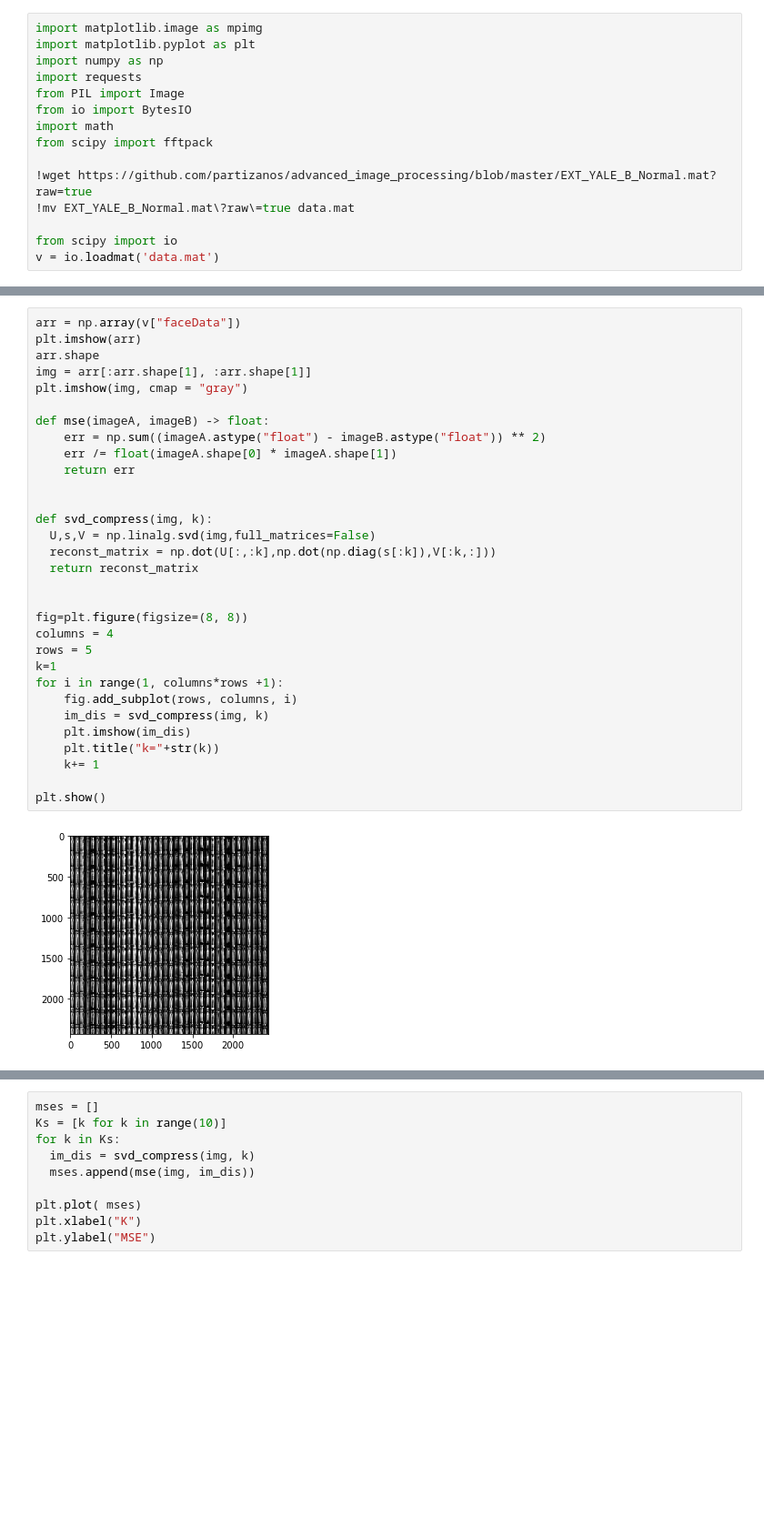
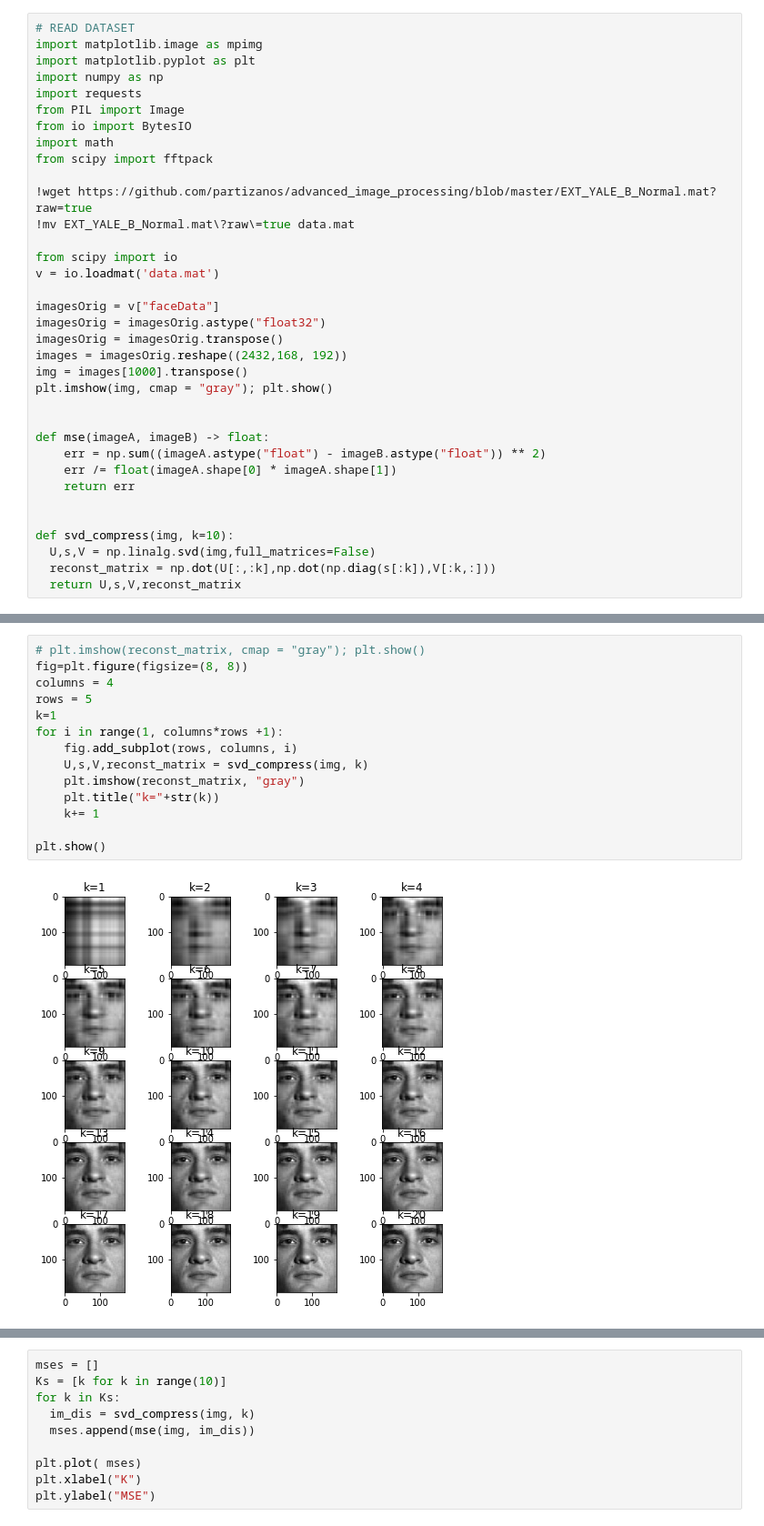
Before and after one commit to partizanos/advanced_image_processing, a Jupyter notebook: AIP_TP5.ipynb, the cells around one changed output, grey strips where cells are left out. Shown at 91% size. Saved outputs shown, nothing was run; the diff lists cells and outputs as text; blank space fills up the shorter version.

```diff
--- a/AIP_TP5.ipynb
+++ b/AIP_TP5.ipynb
@@ -7,4 +9,5 @@
 # %%
+# READ DATASET
 import matplotlib.image as mpimg
 import matplotlib.pyplot as plt
 import numpy as np
@@ -19,4 +22,23 @@ from scipy import fftpack
 
 from scipy import io
 v = io.loadmat('data.mat')
+
+imagesOrig = v["faceData"]
+imagesOrig = imagesOrig.astype("float32")
+imagesOrig = imagesOrig.transpose()
+images = imagesOrig.reshape((2432,168, 192))
+img = images[1000].transpose()
+plt.imshow(img, cmap = "gray"); plt.show()
+
+
+def mse(imageA, imageB) -> float:
+	err = np.sum((imageA.astype("float") - imageB.astype("float")) ** 2)
+	err /= float(imageA.shape[0] * imageA.shape[1])
+	return err
+
+
+def svd_compress(img, k=10):
+  U,s,V = np.linalg.svd(img,full_matrices=False)
+  reconst_matrix = np.dot(U[:,:k],np.dot(np.diag(s[:k]),V[:k,:]))
+  return U,s,V,reconst_matrix
 # %% [output]
@@ -42,33 +65,16 @@ EXT_YALE_B_Normal.m 100%[===================>]  53.25M   206MB/s    in 0.3s
 # %%
-arr = np.array(v["faceData"])
-plt.imshow(arr)
-arr.shape
-img = arr[:arr.shape[1], :arr.shape[1]]
-plt.imshow(img, cmap = "gray")
-
-def mse(imageA, imageB) -> float:
-	err = np.sum((imageA.astype("float") - imageB.astype("float")) ** 2)
-	err /= float(imageA.shape[0] * imageA.shape[1])
-	return err
-
-
-def svd_compress(img, k):
-  U,s,V = np.linalg.svd(img,full_matrices=False)
-  reconst_matrix = np.dot(U[:,:k],np.dot(np.diag(s[:k]),V[:k,:]))
-  return reconst_matrix
-
-
+# plt.imshow(reconst_matrix, cmap = "gray"); plt.show()
 fig=plt.figure(figsize=(8, 8))
 columns = 4
 rows = 5
 k=1
 for i in range(1, columns*rows +1):
     fig.add_subplot(rows, columns, i)
-    im_dis = svd_compress(img, k)
-    plt.imshow(im_dis)
+    U,s,V,reconst_matrix = svd_compress(img, k)
+    plt.imshow(reconst_matrix, "gray")
     plt.title("k="+str(k))
     k+= 1
 
 plt.show()
 # %% [output]
-[figure, old version]
+[figure, new version]
```
Also changed, not shown: parts of 6 cells of this notebook.
